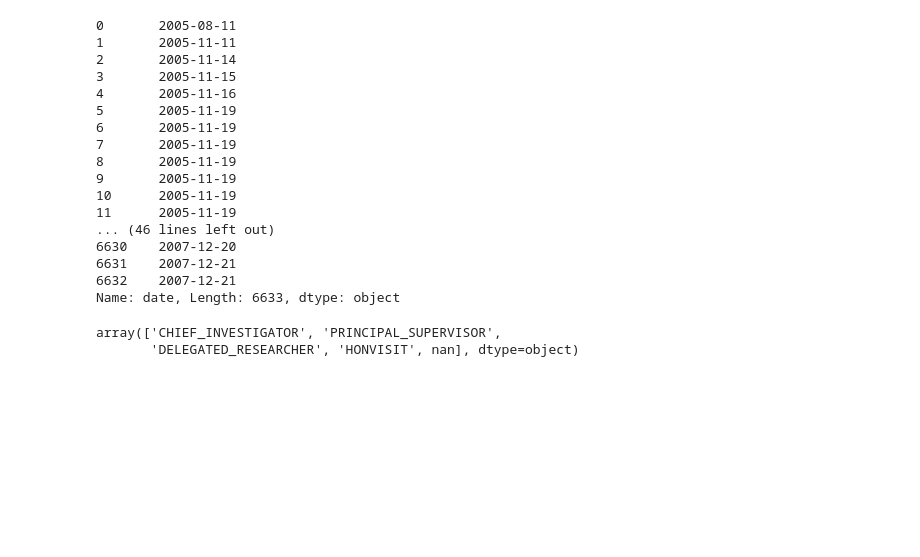
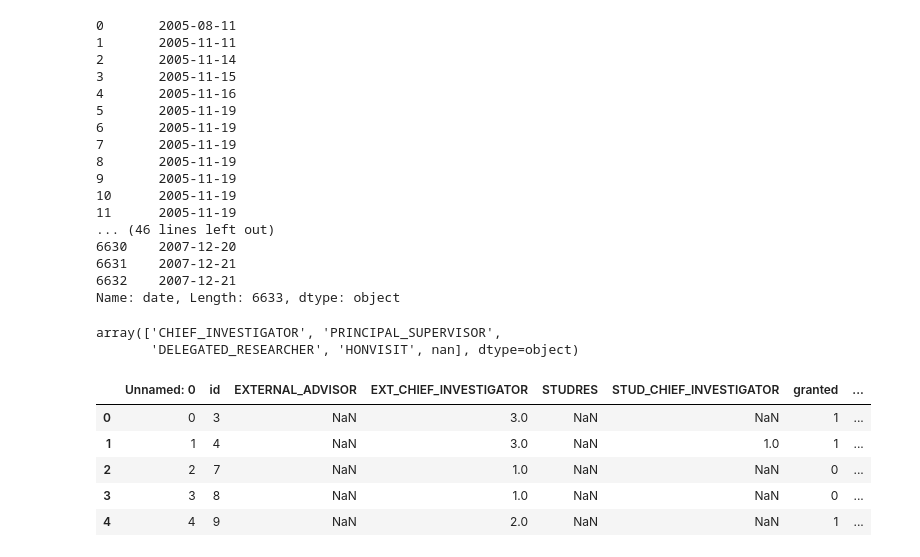
Before and after one commit to diegoami/DSRetreat_Melbourne_DIOLEM, a Jupyter notebook: scripts/emanuel_working.ipynb, the cells around one changed output. Saved outputs shown, nothing was run; the diff lists cells and outputs as text; code cells hidden in the pictures; blank space fills up the shorter version.

```diff
--- a/scripts/emanuel_working.ipynb
+++ b/scripts/emanuel_working.ipynb
@@ -335,3 +413,14 @@ df_p.loc[:,'Role'].unique()
 # %% [output]
 array(['CHIEF_INVESTIGATOR', 'PRINCIPAL_SUPERVISOR',
        'DELEGATED_RESEARCHER', 'HONVISIT', nan], dtype=object)
+# %%
+df = pd.read_csv('../data/' + input_type + '_ml.csv', low_memory=False)
+# %%
+df.head()
+# %% [output]
+|  | Unnamed: 0 | id | EXTERNAL_ADVISOR | EXT_CHIEF_INVESTIGATOR | STUDRES | STUD_CHIEF_INVESTIGATOR | granted | ... |
+| 0 | 0 | 3 | NaN | 3.0 | NaN | NaN | 1 | ... |
+| 1 | 1 | 4 | NaN | 3.0 | NaN | 1.0 | 1 | ... |
+| 2 | 2 | 7 | NaN | 1.0 | NaN | NaN | 0 | ... |
+| 3 | 3 | 8 | NaN | 1.0 | NaN | NaN | 0 | ... |
+| 4 | 4 | 9 | NaN | 2.0 | NaN | NaN | 1 | ... |
```
Also changed, not shown: parts of 8 cells of this notebook.
